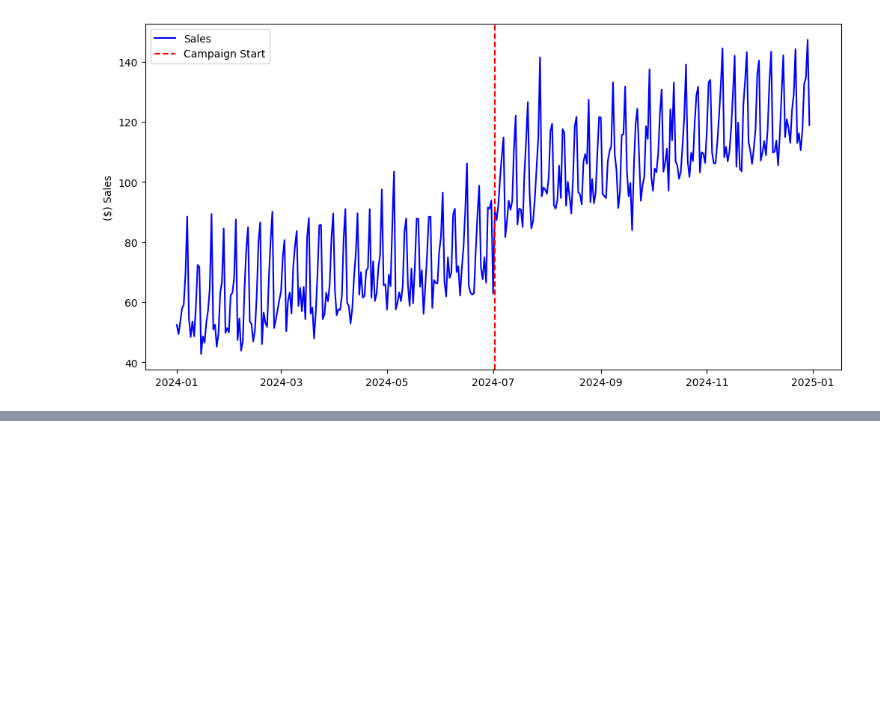
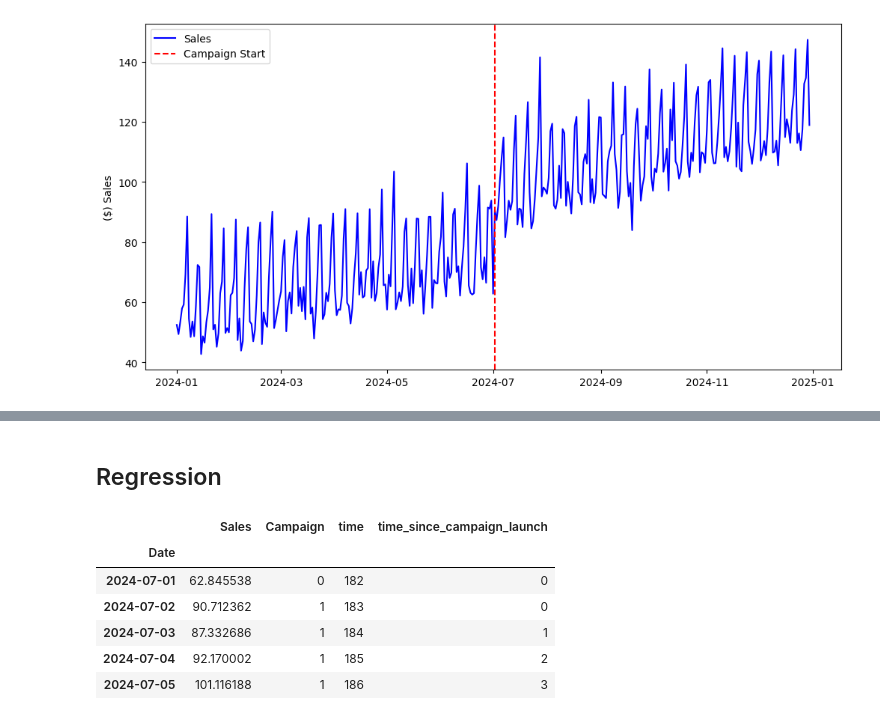
Before and after one commit to juanpi19/medium-articles, a Jupyter notebook: interrupted-time-series-02/interrupted_time_series.ipynb, the cells around one changed output, grey strips where cells are left out. Drawn from its saved outputs; the diff is of its cells as text; code cells hidden in the pictures; blank space fills up the shorter version.

```diff
--- a/interrupted-time-series-02/interrupted_time_series.ipynb
+++ b/interrupted-time-series-02/interrupted_time_series.ipynb
@@ -90 +84,18 @@ data
 365 rows × 3 columns
+# %% [markdown]
+## Regression
+# %%
+campaign_launch = '2024-07-02'
+data['time'] = range(len(data))
+data['time_since_campaign_launch'] = 0
+data.loc[data['Campaign'] == 1, 'time_since_campaign_launch'] = range(sum(data['Campaign'] == 1))
+# %%
+data.set_index("Date").loc['2024-07-01':].head(5)
+# %% [output]
+|  | Sales | Campaign | time | time_since_campaign_launch |
+| Date |  |  |  |  |
+| 2024-07-01 | 62.845538 | 0 | 182 | 0 |
+| 2024-07-02 | 90.712362 | 1 | 183 | 0 |
+| 2024-07-03 | 87.332686 | 1 | 184 | 1 |
+| 2024-07-04 | 92.170002 | 1 | 185 | 2 |
+| 2024-07-05 | 101.116188 | 1 | 186 | 3 |
```
Also changed, not shown: parts of 5 cells of this notebook.
